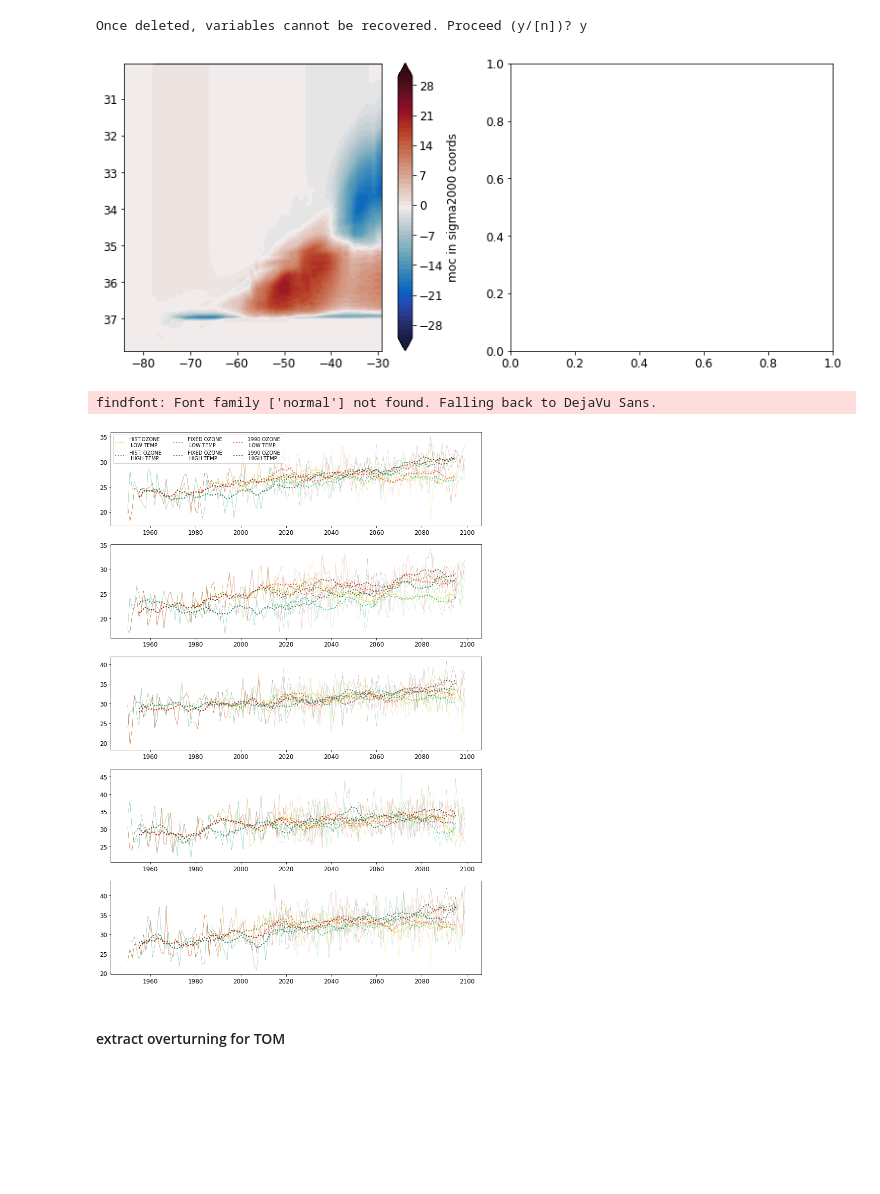
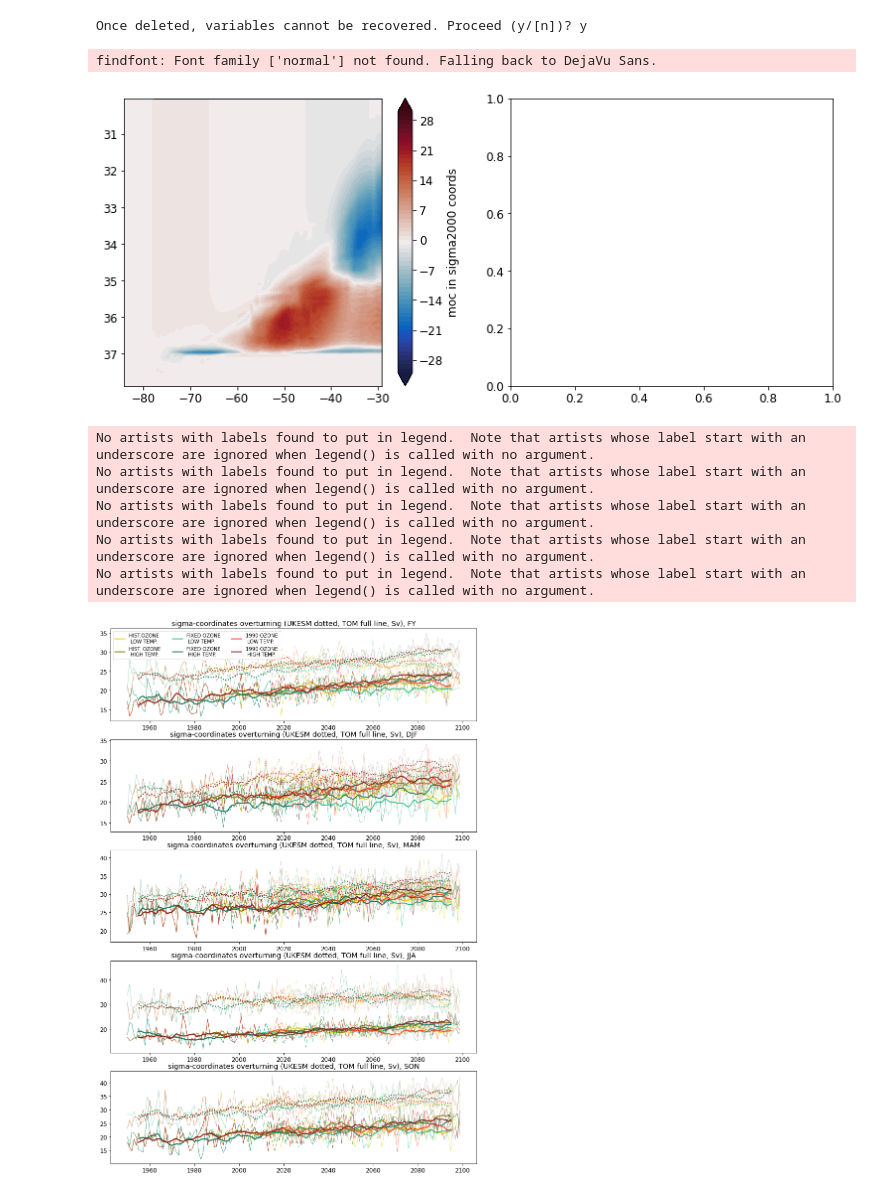
Before and after one commit to tjarnikova/SOZONE, a Jupyter notebook: windAnalyis/oceanFields/OT.ipynb, the cells around one changed output. Saved outputs shown, nothing was run; the diff lists cells and outputs as text; code cells hidden in the pictures; blank space fills up the shorter version.

Commit message:
oceanFields

```diff
--- a/windAnalyis/oceanFields/OT.ipynb
+++ b/windAnalyis/oceanFields/OT.ipynb
@@ -133,6 +133,9 @@ def make_yearfiles_ukesm(yrst, yren, tscen, sig = False):
 # %%
 mocf = (make_yearfiles_ukesm(1950, 2100, '1A', sig = True))
 # %%
+mocf = (make_yearfiles_ukesm(1950, 2100, '1A', sig = True))
+mn = get_mean_mocsig(mocf[0])
+
 def plot_mocsig(ind, mocfil, vmin = -31, vmax = 31):
     w = axs[ind].contourf(mocfil.latV, mocfil.sigma2000, mocfil.values, np.arange(vmin, vmax, 1), cmap = cm.balance, extend = "both")
     plt.colorbar(w, ax = axs[ind], label = 'moc in sigma2000 coords')
@@ -153,6 +156,7 @@ fig, axs = plt.subplots(1,2, figsize=(12*fact, 5*fact), facecolor='w', edgecolor
 axs = axs.ravel()
 plot_mocsig(0,mn)
 # %% [output]
+findfont: Font family ['normal'] not found. Falling back to DejaVu Sans.
 [figure]
 # %%
 extract = False
@@ -264,54 +266,93 @@ OT_3A = xr.open_mfdataset(make_yearlist(1950,2099,'3A'))
 OT_1B = xr.open_mfdataset(make_yearlist(1950,2099,'1B'))
 OT_2B = xr.open_mfdataset(make_yearlist(1950,2099,'2B'))
 OT_3B = xr.open_mfdataset(make_yearlist(1950,2099,'3B'))
+# %%
+def make_yearlist_tom(yrst, yrend, tscen, \
+                  tdir = '/gpfs/home/mep22dku/scratch/SOZONE/windAnalyis/oceanFields/max_OT/'):
+    yrs = np.arange(yrst,yrend+1,1)
+    ylist = []
+    for i in range(0,len(yrs)):
+        yr = yrs[i]
+        ty = f'{tdir}/seas_OT_{yr}_{tscen}-TOMA6.nc'
+        t2 = glob.glob(ty)
+        #print(t2)
+        ylist.append(t2[0])
+    return ylist
+
+TOMOT_1A = xr.open_mfdataset(make_yearlist_tom(1950,2099,'1A'))
+TOMOT_2A = xr.open_mfdataset(make_yearlist_tom(1950,2099,'2A'))
+TOMOT_3A = xr.open_mfdataset(make_yearlist_tom(1950,2099,'3A'))
+TOMOT_1B = xr.open_mfdataset(make_yearlist_tom(1950,2099,'1B'))
+TOMOT_2B = xr.open_mfdataset(make_yearlist_tom(1950,2099,'2B'))
+TOMOT_3B = xr.open_mfdataset(make_yearlist_tom(1950,2099,'3B'))
 # %%
 models = [OT_1A,OT_1B,OT_2A,OT_2B,OT_3A,OT_3B,\
+         ]
+models2 = [TOMOT_1A,TOMOT_1B,TOMOT_2A,TOMOT_2B,TOMOT_3A,TOMOT_3B,\
          ]
 scens = ['1A','1B','2A','2B','3A','3B']
 
 seas = ['DJF','MAM','JJA','SON']
-
+seaslab  = ['FY','DJF','MAM','JJA','SON']
 fact = 1.1
 fig, axs = plt.subplots(5,1, figsize=(12*fact, 18*fact), facecolor='w', edgecolor='k')
 axs = axs.ravel()
 
 for m in range(0,len(models)):
 
     tmod = models[m]
     tpl = tmod.sel(time_counter=(tmod['time_counter.season'] == 'DJF'))
     tv = tpl.groupby('time_counter.year').mean()
     tv = tv.chunk(10)
     tv_rol = tv.rolling(year=10, center=True).mean()
     axs[0].plot(tv.year,tv.max_OT_yr, color = scendict[scens[m]]['color'],\
                 linestyle = ':', linewidth = 0.5)
     axs[0].plot(tv_rol.year,tv_rol.max_OT_yr, color = scendict[scens[m]]['color'],\
-                label = scendict[scens[m]]['name'],
                 linestyle = ':', linewidth = 2)
     axs[0].legend(ncol = 3, fontsize = 10)
 
     for i in range(0,4):
             tpl = tmod.sel(time_counter=(tmod['time_counter.season'] == seas[i]))
             tv = tpl.groupby('time_counter.year').mean()
             tv = tv.chunk(10)
             tv_rol = tv.rolling(year=10, center=True).mean()
             axs[i+1].plot(tv.year,tv.max_OT, color = scendict[scens[m]]['color'],\
                         linestyle = ':', linewidth = 0.5)
             axs[i+1].plot(tv_rol.year,tv_rol.max_OT, color = scendict[scens[m]]['color'],\
-                        label = scendict[scens[m]]['name'],
                         linestyle = ':', linewidth = 2)
             axs[0].legend(ncol = 3, fontsize = 10)
 
-#     tmod = xr.open_dataset(f'./extracted-summary/somxl010_tom_{models[m]}A6.nc')
-#     for i in range(0,4):
-#             tpl = tmod.sel(time_counter=(tmod['time_counter.season'] == seas[i]))
-#             tv = tpl.groupby('time_counter.year').mean()
-#             tv_rol = tv.rolling(year=10, center=True).mean()
-#             axs[i].plot(tv.year,tv.somxl010, color = mod[models[m]]['color'], \
-#                         linestyle = '-', linewidth = 0.5)
-#             axs[i].plot(tv_rol.year,tv_rol.somxl010, color = mod[models[m]]['color'], label = mod[models[m]]['name'],\
-#                         linestyle = '-', linewidth = 2)
+
+    tmod = models2[m]
+    tpl = tmod.sel(time_counter=(tmod['time_counter.season'] == 'DJF'))
+    tv = tpl.groupby('time_counter.year').mean()
+    tv = tv.chunk(10)
+    tv_rol = tv.rolling(year=10, center=True).mean()
+    axs[0].plot(tv.year,tv.max_OT_yr, color = scendict[scens[m]]['color'],\
+                linestyle = '-', linewidth = 0.5)
+    axs[0].plot(tv_rol.year,tv_rol.max_OT_yr, color = scendict[scens[m]]['color'],\
+                label = scendict[scens[m]]['name'],
+                linestyle = '-', linewidth = 2)
+    axs[0].legend(ncol = 3, fontsize = 10)
+
+    for i in range(0,4):
+            tpl = tmod.sel(time_counter=(tmod['time_counter.season'] == seas[i]))
+            tv = tpl.groupby('time_counter.year').mean()
+            tv = tv.chunk(10)
+            tv_rol = tv.rolling(year=10, center=True).mean()
+            axs[i+1].plot(tv.year,tv.max_OT, color = scendict[scens[m]]['color'],\
+                        linestyle = '-', linewidth = 0.5)
+            axs[i+1].plot(tv_rol.year,tv_rol.max_OT, color = scendict[scens[m]]['color'],\
+                        label = scendict[scens[m]]['name'],
+                        linestyle = '-', linewidth = 2)
+            axs[0].legend(ncol = 3, fontsize = 10)
+
+for i in range(0,5):
+    axs[i].set_title(f'sigma-coordinates overturning (UKESM dotted, TOM full line, Sv), {seaslab[i]}')
 # %% [output]
-findfont: Font family ['normal'] not found. Falling back to DejaVu Sans.
+No artists with labels found to put in legend.  Note that artists whose label start with an underscore are ignored when legend() is called with no argument.
+No artists with labels found to put in legend.  Note that artists whose label start with an underscore are ignored when legend() is called with no argument.
+No artists with labels found to put in legend.  Note that artists whose label start with an underscore are ignored when legend() is called with no argument.
+No artists with labels found to put in legend.  Note that artists whose label start with an underscore are ignored when legend() is called with no argument.
+No artists with labels found to put in legend.  Note that artists whose label start with an underscore are ignored when legend() is called with no argument.
-[figure, old version]
+[figure, new version]
-# %% [markdown]
-#### extract overturning for TOM
```
Also changed, not shown: parts of 17 cells of this notebook, 7 other files.
